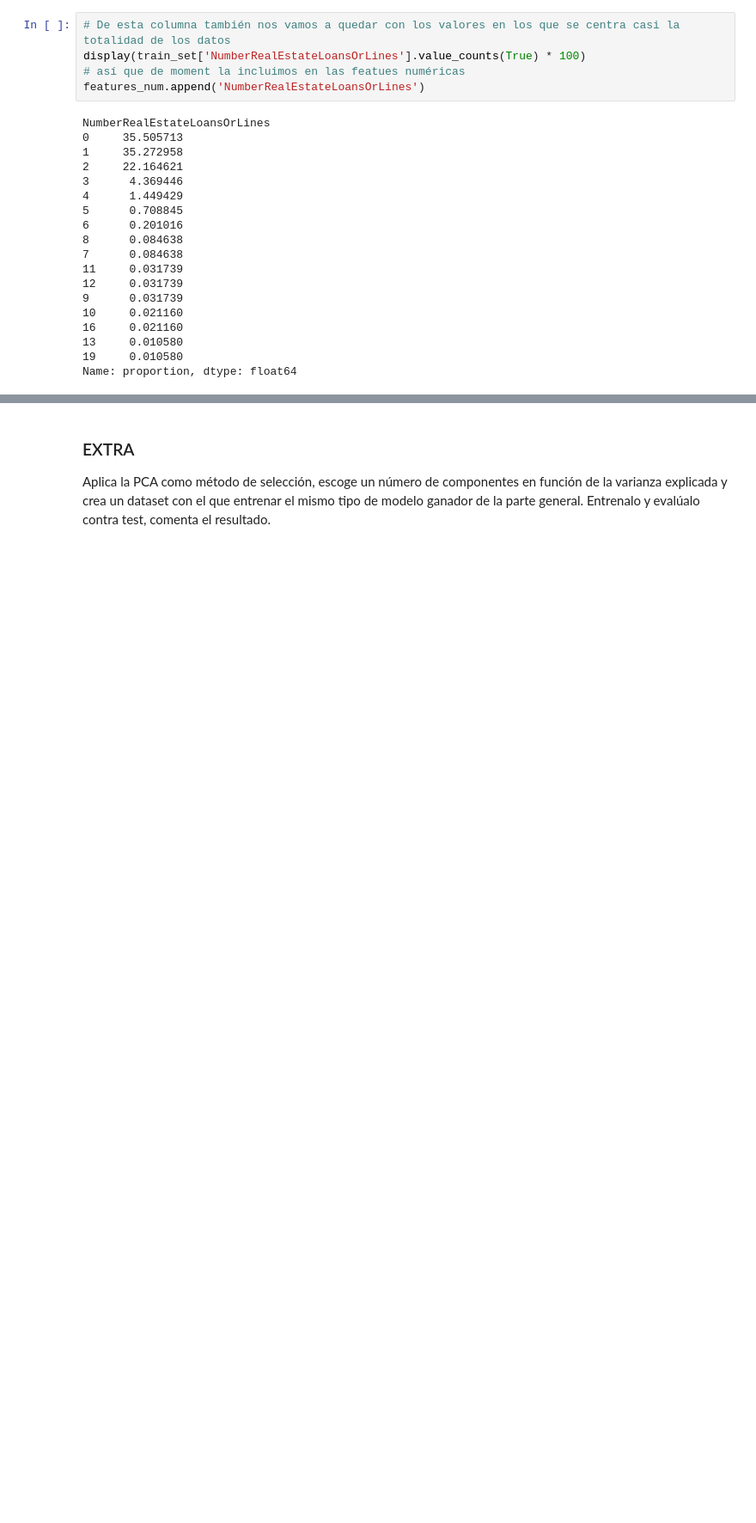
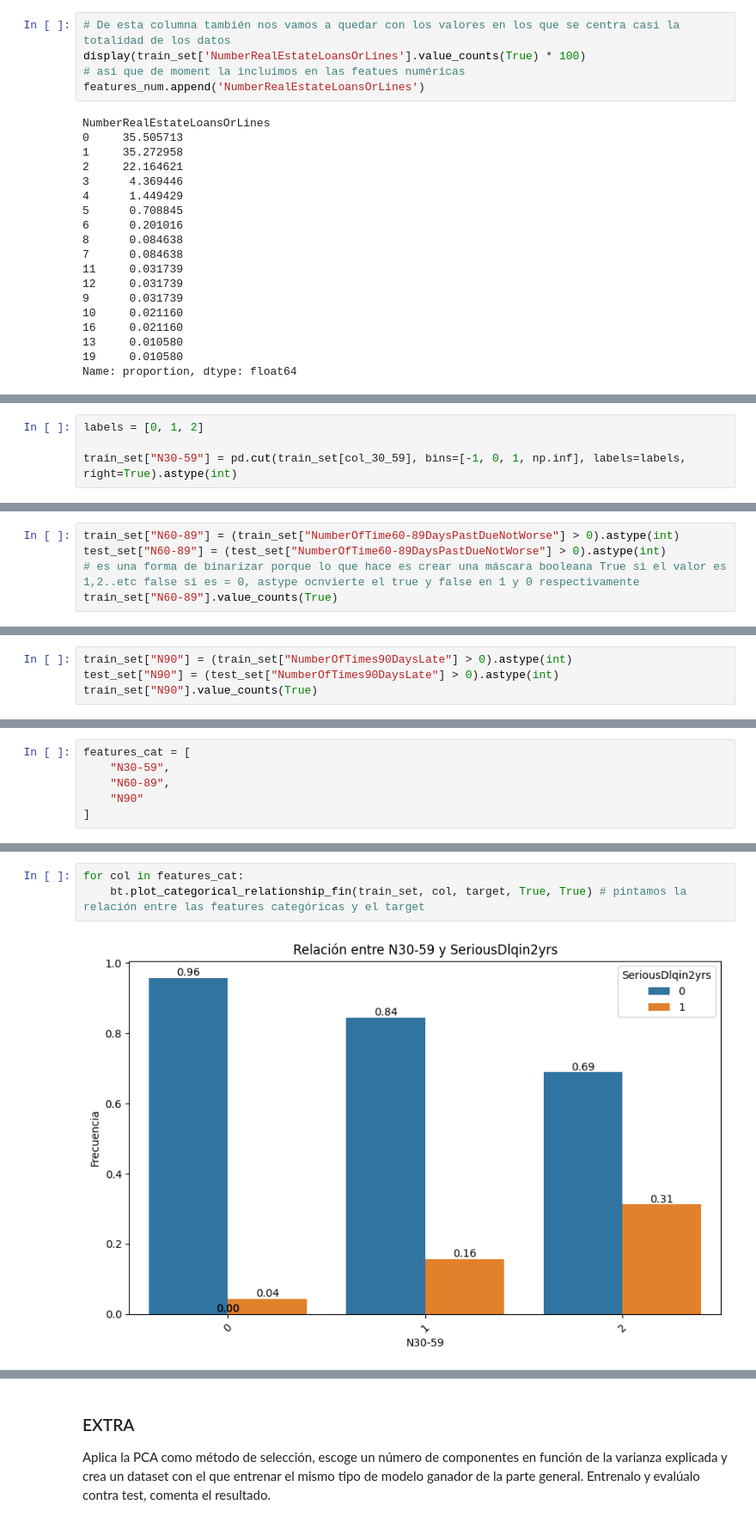
Before and after one commit to mfondevilla/DS-Online-MelaniaFondevilla, a Jupyter notebook: 04_Machine_Learning/Sprint_14/Unidad_02_ML_No_Supervisado_Feature_Selection/03_Practica_Obligatoria/18_Practica_Obligatoria_Feature_Selection.ipynb, the cells around one changed output, grey strips where cells are left out. Shown at 86% size. Drawn from its saved outputs; the diff is of its cells as text; blank space fills up the shorter version.

```diff
--- a/04_Machine_Learning/Sprint_14/Unidad_02_ML_No_Supervisado_Feature_Selection/03_Practica_Obligatoria/18_Practica_Obligatoria_Feature_Selection.ipynb
+++ b/04_Machine_Learning/Sprint_14/Unidad_02_ML_No_Supervisado_Feature_Selection/03_Practica_Obligatoria/18_Practica_Obligatoria_Feature_Selection.ipynb
@@ -239,0 +274,4 @@ Name: proportion, dtype: float64
+# %%
+labels = [0, 1, 2]
+
+train_set["N30-59"] = pd.cut(train_set[col_30_59], bins=[-1, 0, 1, np.inf], labels=labels, right=True).astype(int)
@@ -239,0 +290,5 @@ Name: proportion, dtype: float64
+# %%
+train_set["N60-89"] = (train_set["NumberOfTime60-89DaysPastDueNotWorse"] > 0).astype(int)
+test_set["N60-89"] = (test_set["NumberOfTime60-89DaysPastDueNotWorse"] > 0).astype(int)
+# es una forma de binarizar porque lo que hace es crear una máscara booleana True si el valor es 1,2..etc false si es = 0, astype ocnvierte el true y false en 1 y 0 respectivamente
+train_set["N60-89"].value_counts(True)
@@ -239,0 +302,4 @@ Name: proportion, dtype: float64
+# %%
+train_set["N90"] = (train_set["NumberOfTimes90DaysLate"] > 0).astype(int)
+test_set["N90"] = (test_set["NumberOfTimes90DaysLate"] > 0).astype(int)
+train_set["N90"].value_counts(True)
@@ -239,0 +311,6 @@ Name: proportion, dtype: float64
+# %%
+features_cat = [
+    "N30-59",
+    "N60-89",
+    "N90"
+]
@@ -239,0 +327,5 @@ Name: proportion, dtype: float64
+# %%
+for col in features_cat:
+    bt.plot_categorical_relationship_fin(train_set, col, target, True, True) # pintamos la relación entre las features categóricas y el target
+# %% [output]
+[figure, added]
```
Also changed, not shown: parts of 53 cells of this notebook, 1 other file.
